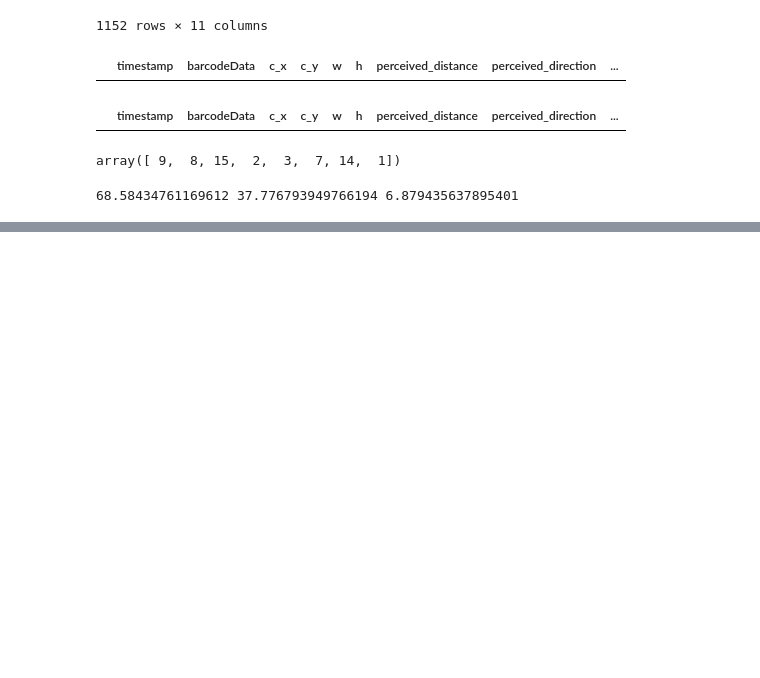
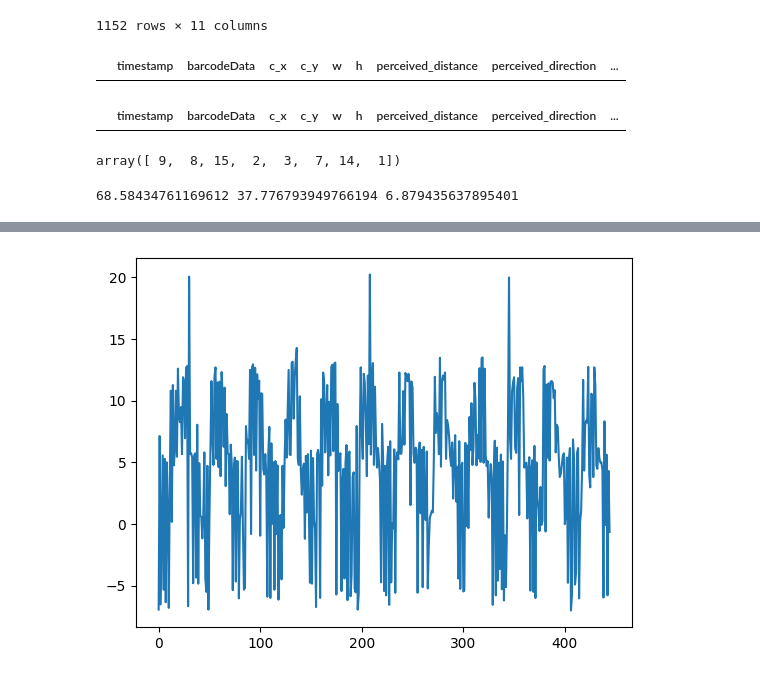
Before and after one commit to Nandu-Jagdish/BasicsOfSensorFusion23_Aalto, a Jupyter notebook: Project/part2.ipynb, the cells around one changed output, grey strips where cells are left out. Saved outputs shown, nothing was run; the diff lists cells and outputs as text; code cells hidden in the pictures; blank space fills up the shorter version.

```diff
--- a/Project/part2.ipynb
+++ b/Project/part2.ipynb
@@ -247,0 +231,7 @@ NameError: name 'df' is not defined
+# %%
+#import IMU data
+names = ['timestamp','acc_x','acc_y','acc_z','roll','pitch','gyro_x','gyro_y','gyro_z','mag_x','mag_y','mag_z']
+showfun_imu = '/workspaces/BasicsOfSensorFusion23_Aalto/Project/Data/showfun/showfun_loc_task7_imu.csv'
+dataset1_imu = '/workspaces/BasicsOfSensorFusion23_Aalto/Project/Data/part2_presavedData/dataset1/data/task6-task7/imu_tracking_task6.csv'
+df_imu = pd.read_csv(dataset1_imu, names = names)
+df_imu
@@ -247,0 +261,7 @@ NameError: name 'df' is not defined
+# %%
+FULL_VELOCITY = 22.6
+FULL_VELOCITY = 20
+# %%
+#calculate the velocity from the motor data by averaging the velocity of the two wheels
+df_motor['velocity'] = (df_motor['input_1']*FULL_VELOCITY + df_motor['input2']*FULL_VELOCITY) / 2
+df_motor
@@ -247,0 +286,4 @@ NameError: name 'df' is not defined
+# %%
+# merge the motor and imu data by using the timestamp and synchronizing them
+df_imu_motor = pd.merge_asof(df_motor,df_imu, on='timestamp', direction='backward')  #TODO Check if this is correct
+df_imu_motor
@@ -247,0 +304,6 @@ NameError: name 'df' is not defined
+# %%
+#plot gyro_z
+plt.plot(df_imu_motor['gyro_z'])
+plt.show()
+# %% [output]
+[figure, added]
```
Also changed, not shown: parts of 22 cells of this notebook.
